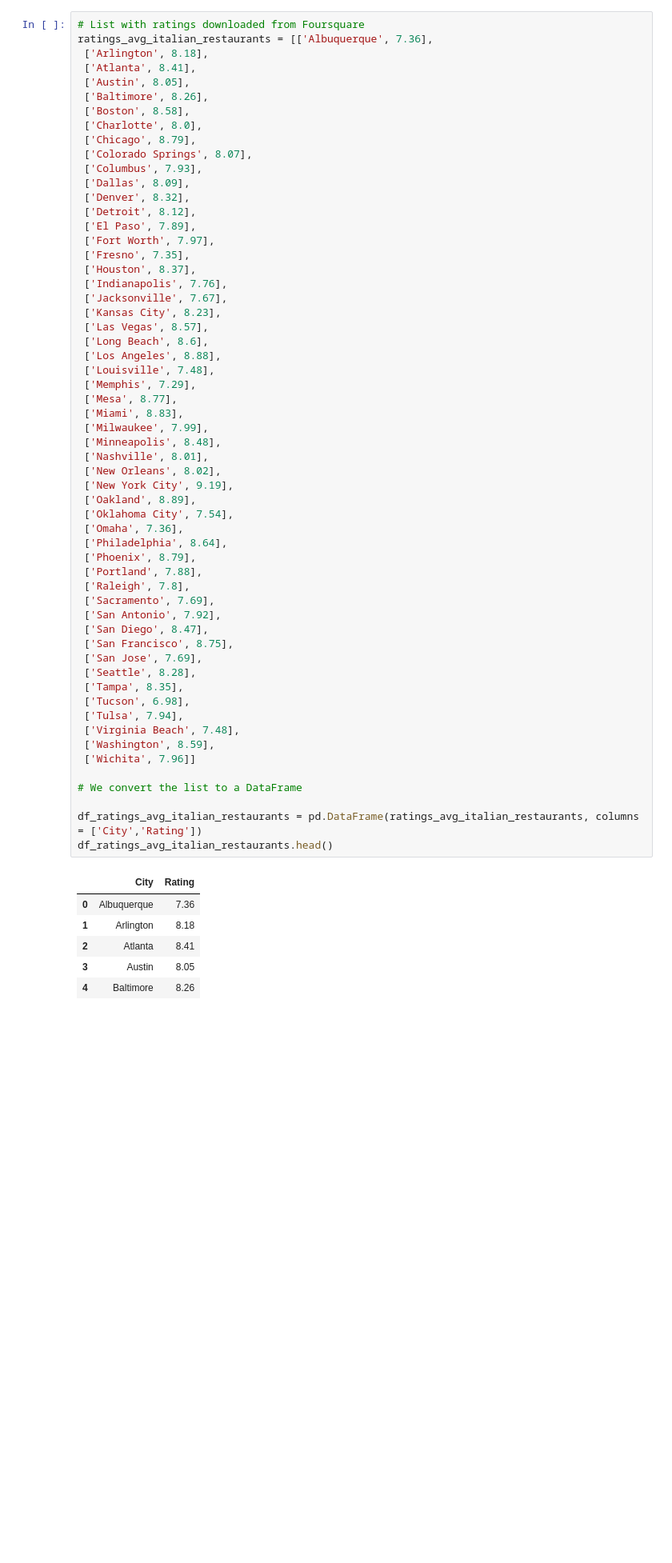
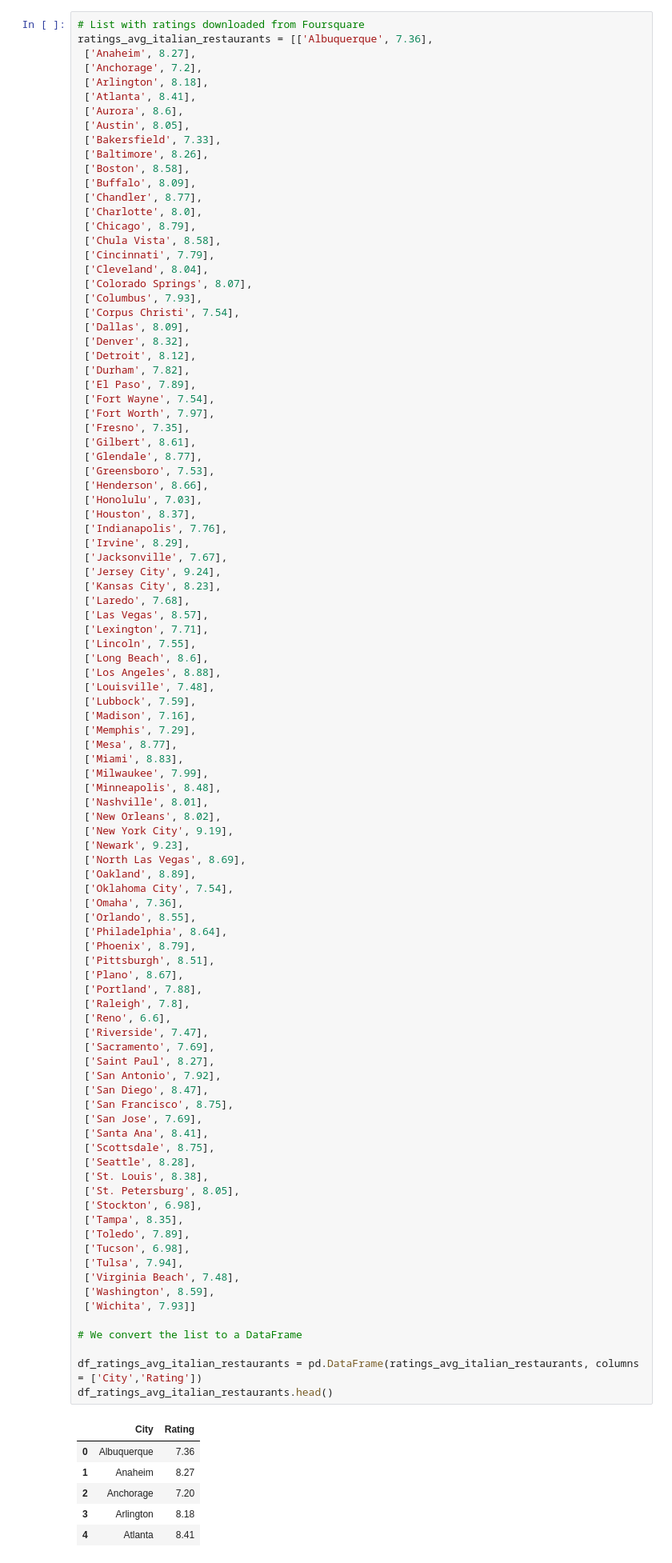
Before and after one commit to idejuan/data_science, a Jupyter notebook: Final_Project_DSPC_w02.ipynb, the cells around one changed output. Shown at 80% size. Drawn from its saved outputs; the diff is of its cells as text; blank space fills up the shorter version.

```diff
--- a/Final_Project_DSPC_w02.ipynb
+++ b/Final_Project_DSPC_w02.ipynb
@@ -446,29 +446,53 @@ ax2 = df_cities.plot.scatter(x='Population',
 # %%
 # List with ratings downloaded from Foursquare
 ratings_avg_italian_restaurants = [['Albuquerque', 7.36],
+ ['Anaheim', 8.27],
+ ['Anchorage', 7.2],
  ['Arlington', 8.18],
  ['Atlanta', 8.41],
+ ['Aurora', 8.6],
  ['Austin', 8.05],
+ ['Bakersfield', 7.33],
  ['Baltimore', 8.26],
  ['Boston', 8.58],
+ ['Buffalo', 8.09],
+ ['Chandler', 8.77],
  ['Charlotte', 8.0],
  ['Chicago', 8.79],
+ ['Chula Vista', 8.58],
+ ['Cincinnati', 7.79],
+ ['Cleveland', 8.04],
  ['Colorado Springs', 8.07],
  ['Columbus', 7.93],
+ ['Corpus Christi', 7.54],
  ['Dallas', 8.09],
  ['Denver', 8.32],
  ['Detroit', 8.12],
+ ['Durham', 7.82],
  ['El Paso', 7.89],
+ ['Fort Wayne', 7.54],
  ['Fort Worth', 7.97],
  ['Fresno', 7.35],
+ ['Gilbert', 8.61],
+ ['Glendale', 8.77],
+ ['Greensboro', 7.53],
+ ['Henderson', 8.66],
+ ['Honolulu', 7.03],
  ['Houston', 8.37],
  ['Indianapolis', 7.76],
+ ['Irvine', 8.29],
  ['Jacksonville', 7.67],
+ ['Jersey City', 9.24],
  ['Kansas City', 8.23],
+ ['Laredo', 7.68],
  ['Las Vegas', 8.57],
+ ['Lexington', 7.71],
+ ['Lincoln', 7.55],
  ['Long Beach', 8.6],
  ['Los Angeles', 8.88],
  ['Louisville', 7.48],
+ ['Lubbock', 7.59],
+ ['Madison', 7.16],
  ['Memphis', 7.29],
  ['Mesa', 8.77],
  ['Miami', 8.83],
@@ -476,38 +500,52 @@ ratings_avg_italian_restaurants = [['Albuquerque', 7.36],
  ['Minneapolis', 8.48],
  ['Nashville', 8.01],
  ['New Orleans', 8.02],
  ['New York City', 9.19],
+ ['Newark', 9.23],
+ ['North Las Vegas', 8.69],
  ['Oakland', 8.89],
  ['Oklahoma City', 7.54],
  ['Omaha', 7.36],
+ ['Orlando', 8.55],
  ['Philadelphia', 8.64],
  ['Phoenix', 8.79],
+ ['Pittsburgh', 8.51],
+ ['Plano', 8.67],
  ['Portland', 7.88],
  ['Raleigh', 7.8],
+ ['Reno', 6.6],
+ ['Riverside', 7.47],
  ['Sacramento', 7.69],
+ ['Saint Paul', 8.27],
  ['San Antonio', 7.92],
  ['San Diego', 8.47],
  ['San Francisco', 8.75],
  ['San Jose', 7.69],
+ ['Santa Ana', 8.41],
+ ['Scottsdale', 8.75],
  ['Seattle', 8.28],
+ ['St. Louis', 8.38],
+ ['St. Petersburg', 8.05],
+ ['Stockton', 6.98],
  ['Tampa', 8.35],
+ ['Toledo', 7.89],
  ['Tucson', 6.98],
  ['Tulsa', 7.94],
  ['Virginia Beach', 7.48],
  ['Washington', 8.59],
- ['Wichita', 7.96]]
+ ['Wichita', 7.93]]
 
 # We convert the list to a DataFrame
 
 df_ratings_avg_italian_restaurants = pd.DataFrame(ratings_avg_italian_restaurants, columns = ['City','Rating'])
 df_ratings_avg_italian_restaurants.head()
 # %% [output]
 |  | City | Rating |
 | 0 | Albuquerque | 7.36 |
-| 1 | Arlington | 8.18 |
-| 2 | Atlanta | 8.41 |
-| 3 | Austin | 8.05 |
-| 4 | Baltimore | 8.26 |
+| 1 | Anaheim | 8.27 |
+| 2 | Anchorage | 7.20 |
+| 3 | Arlington | 8.18 |
+| 4 | Atlanta | 8.41 |
 # %%
 # Now we can merge the contents with the master dataframe
 df_cities = pd.merge(df_cities, df_ratings_avg_italian_restaurants, on='City')
```
Also changed, not shown: parts of 8 cells of this notebook.
